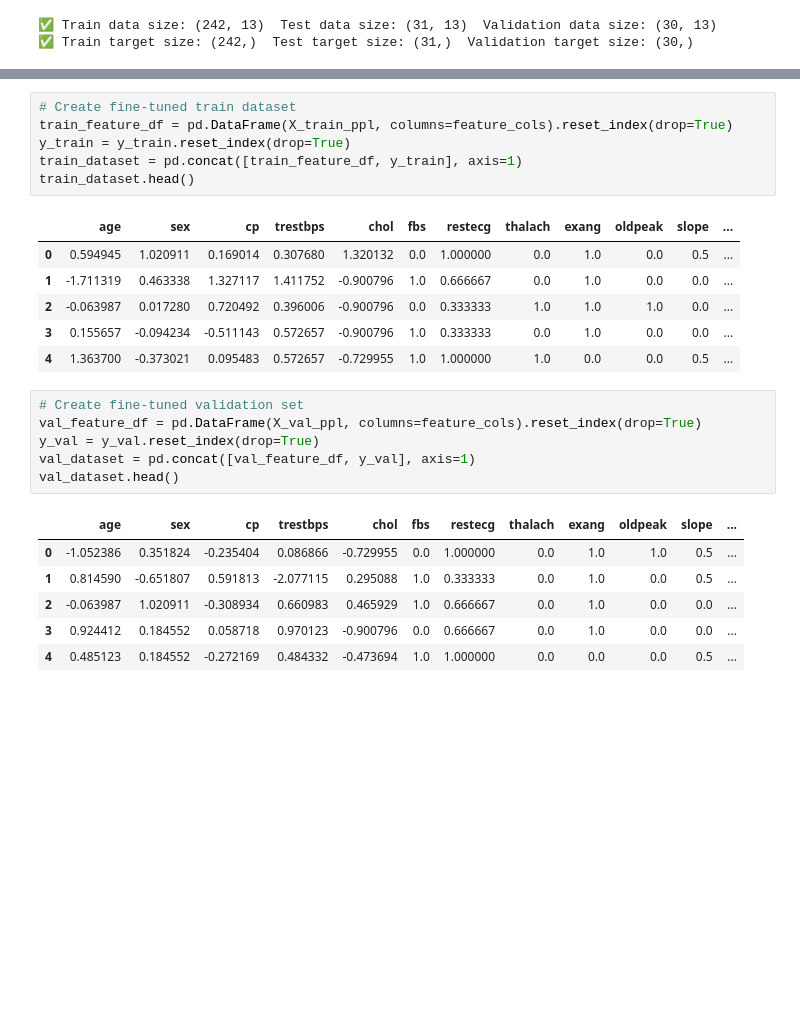
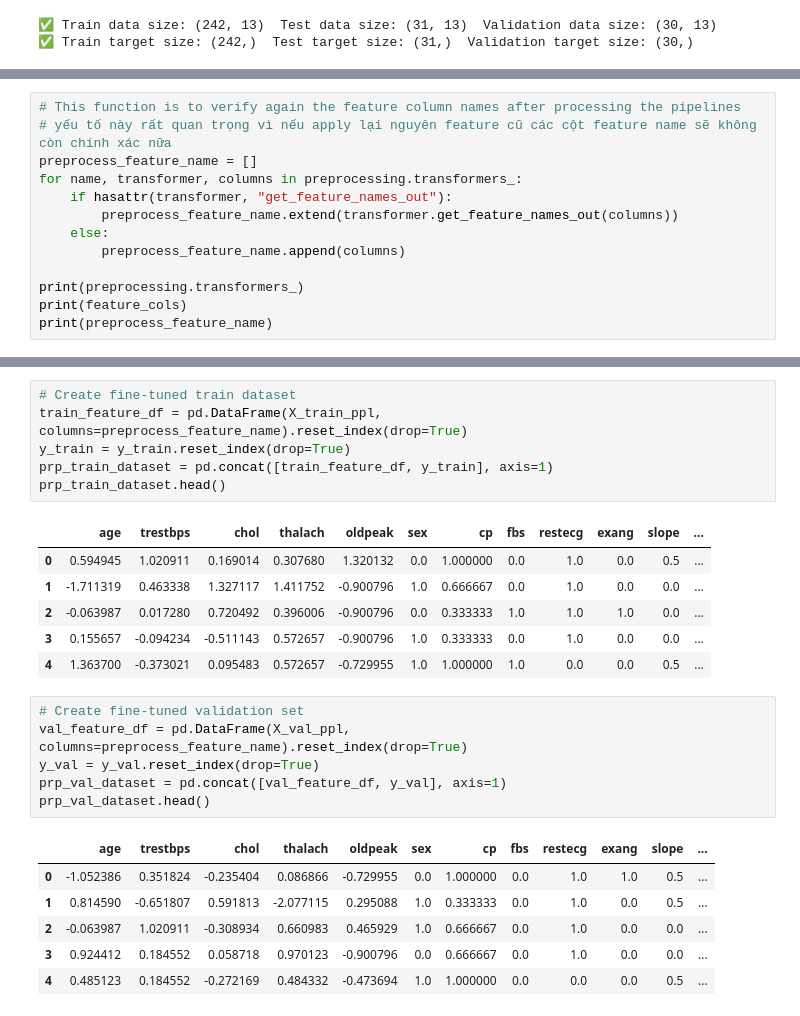
Before and after one commit to isenginer/AIVN_Project4.2_Heart_Disease, a Jupyter notebook: notebooks/01_preprocessing.ipynb, the cells around one changed output, grey strips where cells are left out. Drawn from its saved outputs; the diff is of its cells as text; blank space fills up the shorter version.

Commit message:
feat: update all new feature engineering for project data exploration

```diff
--- a/notebooks/01_preprocessing.ipynb
+++ b/notebooks/01_preprocessing.ipynb
@@ -192,3 +211,16 @@ array([[ 0.59494536,  1.0209107 ,  0.16901357,  0.30768014,  1.32013204,
        [ 0.48512326,  2.13605576,  1.41903037, -0.44308859,  2.0034945 ,
          1.        ,  1.        ,  0.        ,  1.        ,  1.        ,
          1.        ,  0.        ,  1.        ]])
+# %%
+# This function is to verify again the feature column names after processing the pipelines
+# yếu tố này rất quan trọng vì nếu apply lại nguyên feature cũ các cột feature name sẽ không còn chính xác nữa
+preprocess_feature_name = []
+for name, transformer, columns in preprocessing.transformers_:
+    if hasattr(transformer, "get_feature_names_out"):
+        preprocess_feature_name.extend(transformer.get_feature_names_out(columns))
+    else:
+        preprocess_feature_name.append(columns)
+
+print(preprocessing.transformers_)
+print(feature_cols)
+print(preprocess_feature_name)
@@ -195,11 +234,11 @@ array([[ 0.59494536,  1.0209107 ,  0.16901357,  0.30768014,  1.32013204,
 # %%
 # Create fine-tuned train dataset
-train_feature_df = pd.DataFrame(X_train_ppl, columns=feature_cols).reset_index(drop=True)
+train_feature_df = pd.DataFrame(X_train_ppl, columns=preprocess_feature_name).reset_index(drop=True)
 y_train = y_train.reset_index(drop=True)
-train_dataset = pd.concat([train_feature_df, y_train], axis=1)
-train_dataset.head()
+prp_train_dataset = pd.concat([train_feature_df, y_train], axis=1)
+prp_train_dataset.head()
 # %% [output]
-|  | age | sex | cp | trestbps | chol | fbs | restecg | thalach | exang | oldpeak | slope | ... |
+|  | age | trestbps | chol | thalach | oldpeak | sex | cp | fbs | restecg | exang | slope | ... |
 | 0 | 0.594945 | 1.020911 | 0.169014 | 0.307680 | 1.320132 | 0.0 | 1.000000 | 0.0 | 1.0 | 0.0 | 0.5 | ... |
 | 1 | -1.711319 | 0.463338 | 1.327117 | 1.411752 | -0.900796 | 1.0 | 0.666667 | 0.0 | 1.0 | 0.0 | 0.0 | ... |
 | 2 | -0.063987 | 0.017280 | 0.720492 | 0.396006 | -0.900796 | 0.0 | 0.333333 | 1.0 | 1.0 | 1.0 | 0.0 | ... |
@@ -207,12 +246,12 @@ train_dataset.head()
 | 4 | 1.363700 | -0.373021 | 0.095483 | 0.572657 | -0.729955 | 1.0 | 1.000000 | 1.0 | 0.0 | 0.0 | 0.5 | ... |
 # %%
 # Create fine-tuned validation set
-val_feature_df = pd.DataFrame(X_val_ppl, columns=feature_cols).reset_index(drop=True)
+val_feature_df = pd.DataFrame(X_val_ppl, columns=preprocess_feature_name).reset_index(drop=True)
 y_val = y_val.reset_index(drop=True)
-val_dataset = pd.concat([val_feature_df, y_val], axis=1)
-val_dataset.head()
+prp_val_dataset = pd.concat([val_feature_df, y_val], axis=1)
+prp_val_dataset.head()
 # %% [output]
-|  | age | sex | cp | trestbps | chol | fbs | restecg | thalach | exang | oldpeak | slope | ... |
+|  | age | trestbps | chol | thalach | oldpeak | sex | cp | fbs | restecg | exang | slope | ... |
 | 0 | -1.052386 | 0.351824 | -0.235404 | 0.086866 | -0.729955 | 0.0 | 1.000000 | 0.0 | 1.0 | 1.0 | 0.5 | ... |
 | 1 | 0.814590 | -0.651807 | 0.591813 | -2.077115 | 0.295088 | 1.0 | 0.333333 | 0.0 | 1.0 | 0.0 | 0.5 | ... |
 | 2 | -0.063987 | 1.020911 | -0.308934 | 0.660983 | 0.465929 | 1.0 | 0.666667 | 0.0 | 1.0 | 0.0 | 0.0 | ... |
```
Also changed, not shown: parts of 11 cells of this notebook, 12 other files.
